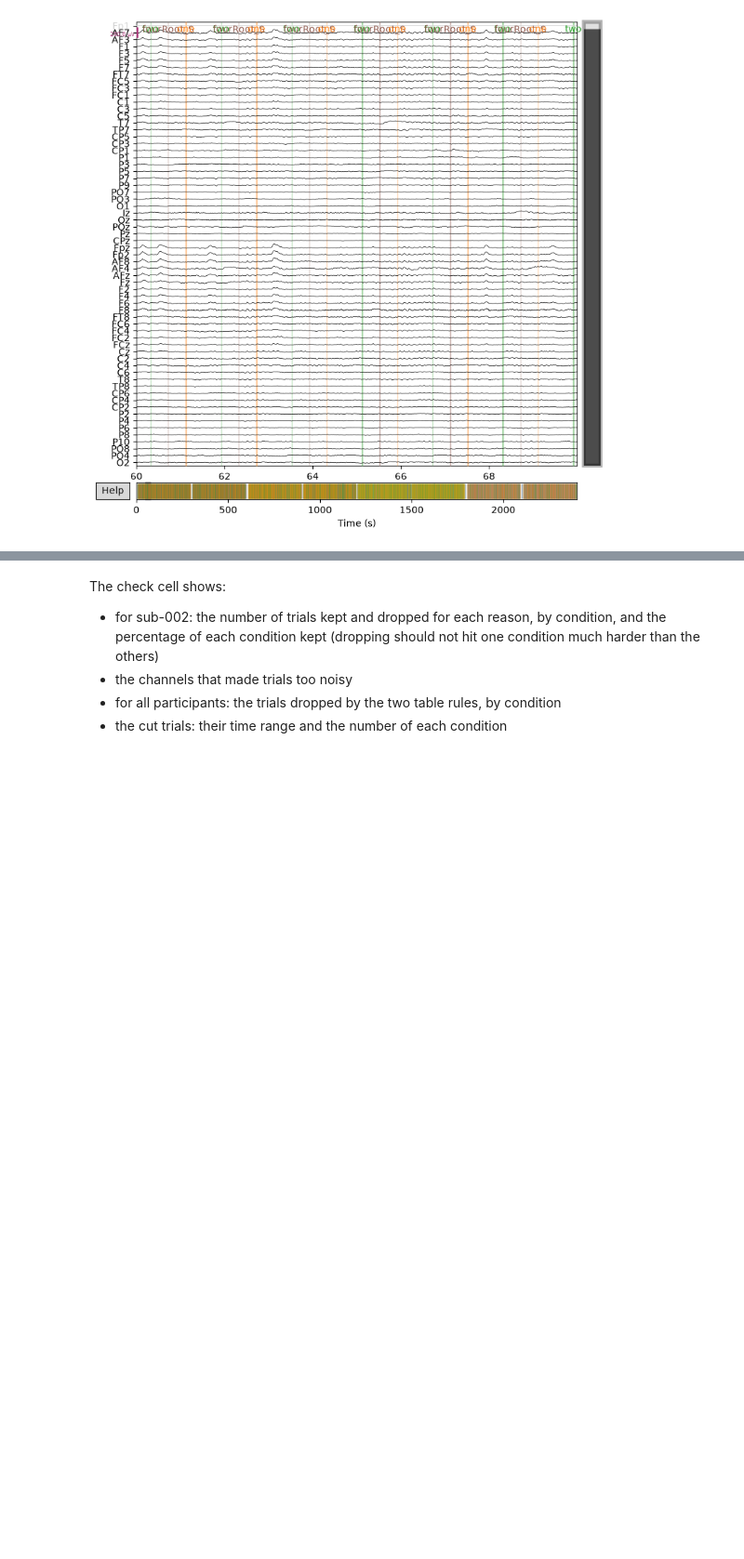
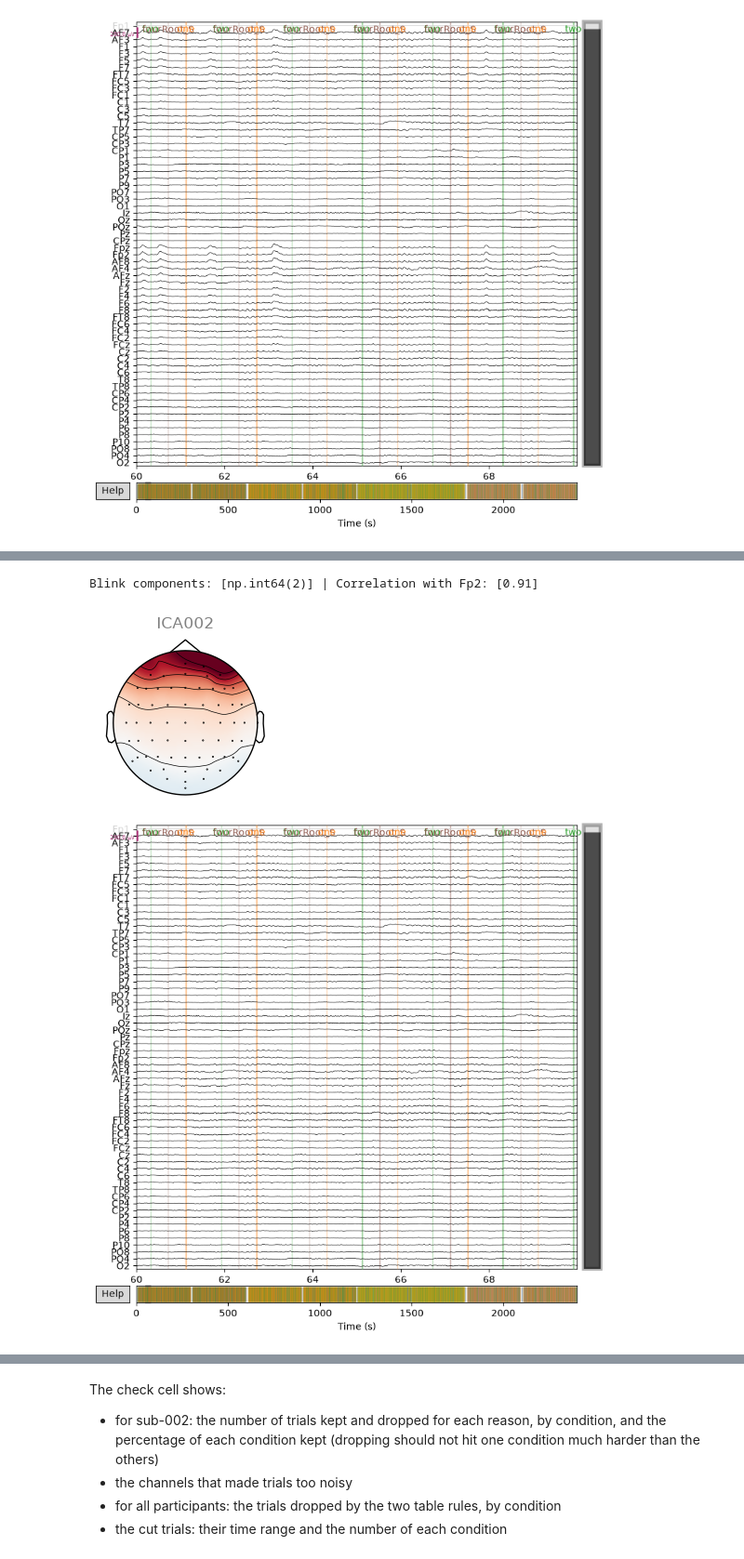
Before and after one commit to davisbone/Harmonic-EEG, a Jupyter notebook: MS2wranglingData.ipynb, the cells around one changed output, grey strips where cells are left out. Shown at 93% size. Saved outputs shown, nothing was run; the diff lists cells and outputs as text; code cells hidden in the pictures; blank space fills up the shorter version.

```diff
--- a/MS2wranglingData.ipynb
+++ b/MS2wranglingData.ipynb
@@ -1263,0 +1277,10 @@ raw.plot(start=60, duration=10, n_channels=64, scalings=dict(eeg=100e-6));
+# %%
+# Split the good channels into 20 components (fitted on a copy filtered from 1 Hz)
+ica = mne.preprocessing.ICA(n_components=20, random_state=97, max_iter="auto")
+ica.fit(raw.copy().filter(l_freq=1, h_freq=None, skip_by_annotation="boundary"))
+
+# Blink components: the ones that rise and fall with Fp2 (correlation above 0.7)
+ica.exclude, blink_scores = ica.find_bads_eog(raw, ch_name="Fp2", measure="correlation", threshold=0.7)
+
+# Remove the blink components from the data
+ica.apply(raw)
@@ -1263,0 +1304,13 @@ raw.plot(start=60, duration=10, n_channels=64, scalings=dict(eeg=100e-6));
+# %%
+# Blink components and how closely each matches Fp2
+print("Blink components:", ica.exclude, "| Correlation with Fp2:", np.abs(blink_scores[ica.exclude]).round(2))
+
+# Pattern of each blink component over the scalp
+ica.plot_components(picks=ica.exclude);
+
+# The same 10 seconds as before, after removing blinks
+raw.plot(start=60, duration=10, n_channels=64, scalings=dict(eeg=100e-6));
+# %% [output]
+Blink components: [np.int64(2)] | Correlation with Fp2: [0.91]
+[figure, added]
+[figure, added]
```
Also changed, not shown: parts of 28 cells of this notebook.
